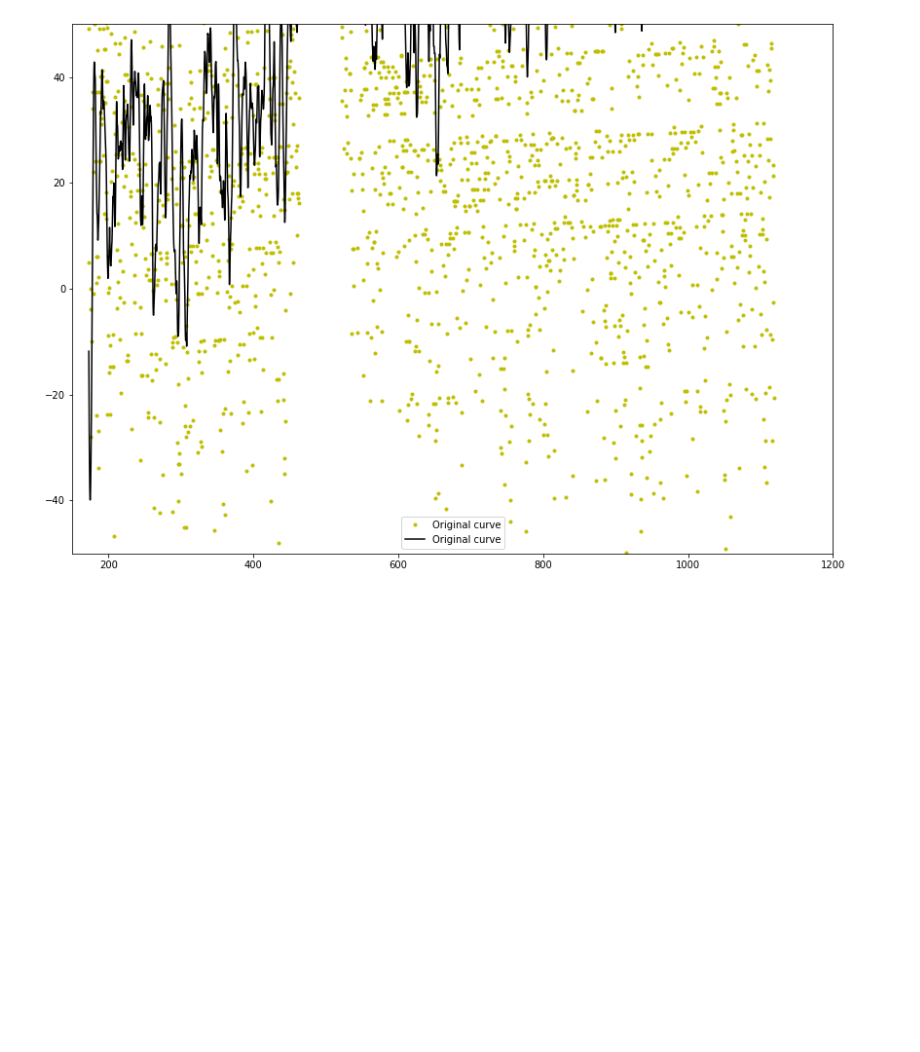
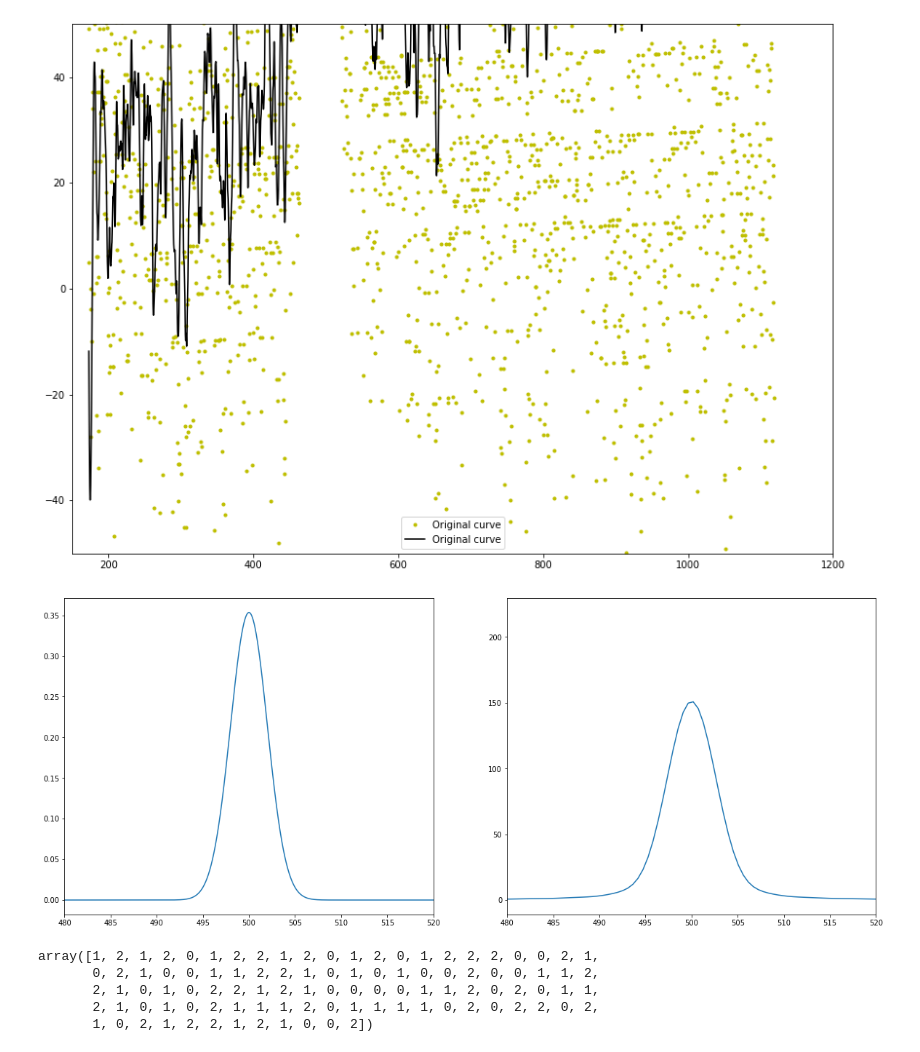
Before and after one commit to JerryLiuMY/OPMD, a Jupyter notebook: src/Test.ipynb, the cells around one changed output. Cells and saved outputs as stored; diff of their text form; code cells hidden in the pictures; blank space fills up the shorter version.

```diff
--- a/src/Test.ipynb
+++ b/src/Test.ipynb
@@ -100,0 +176,19 @@ Setting the wavelength of the slow source to: 480.00
+# %%
+import pickle
+import pandas as pd
+import matplotlib.pyplot as plt
+from statsmodels.graphics.tsaplots import plot_acf, plot_pacf
+from pmdarima.arima import auto_arima
+import seaborn as sns
+sns.set()
+trials = 400
+
+with open('/Users/mingyu/Desktop/OPMD_Mingyu/results/calibration/powermeter/experiment_2/20200219-091938_wl-520.pkl', 'rb') as handle:
+    content = pickle.load(handle)
+
+df = pd.DataFrame({'Measured_Power': content['measured_power_trials'][:30],
+                   'Ambient_Power': content['ambient_power_trials'][:30],
+                   'Second': content['second_trials'][:30]})
+
+model = auto_arima(np.diff(content['measured_power_trials']), start_p=1, start_q=1, max_p=5, max_q=5,
+                   seasonal=False, stepwise=True, suppress_warnings=True)
@@ -194,0 +297,27 @@ plt.legend(loc='best')
+# %%
+wl, mean, std = np.linspace(480, 520, 5000), 500, 2
+theta = np.linspace(-np.pi / 2, np.pi / 2, 5000)
+
+I = gaussian_intensity(wl, mean, std)
+interference_Is = []
+for t in theta:
+    interference_I = sum(kernel(t, wl) * I)
+    interference_Is.append(interference_I)
+
+fig, axes = plt.subplots(1, 2, figsize=(20, 8))
+axes[0].plot(wl, I)
+axes[0].set_xlim(480, 520)
+axes[1].plot(np.sin(theta)*D, interference_Is)
+axes[1].set_xlim(480, 520)
+plt.show(fig)
+# %% [output]
+[figure, added]
+# %%
+import numpy as np
+np.random.choice(3, 100)
+# %% [output]
+array([1, 2, 1, 2, 0, 1, 2, 2, 1, 2, 0, 1, 2, 0, 1, 2, 2, 2, 0, 0, 2, 1,
+       0, 2, 1, 0, 0, 1, 1, 2, 2, 1, 0, 1, 0, 1, 0, 0, 2, 0, 0, 1, 1, 2,
+       2, 1, 0, 1, 0, 2, 2, 1, 2, 1, 0, 0, 0, 0, 1, 1, 2, 0, 2, 0, 1, 1,
+       2, 1, 0, 1, 0, 2, 1, 1, 1, 2, 0, 1, 1, 1, 1, 0, 2, 0, 2, 2, 0, 2,
+       1, 0, 2, 1, 2, 2, 1, 2, 1, 0, 0, 2])
```
Also changed, not shown: parts of 20 cells of this notebook, 11 other files.
